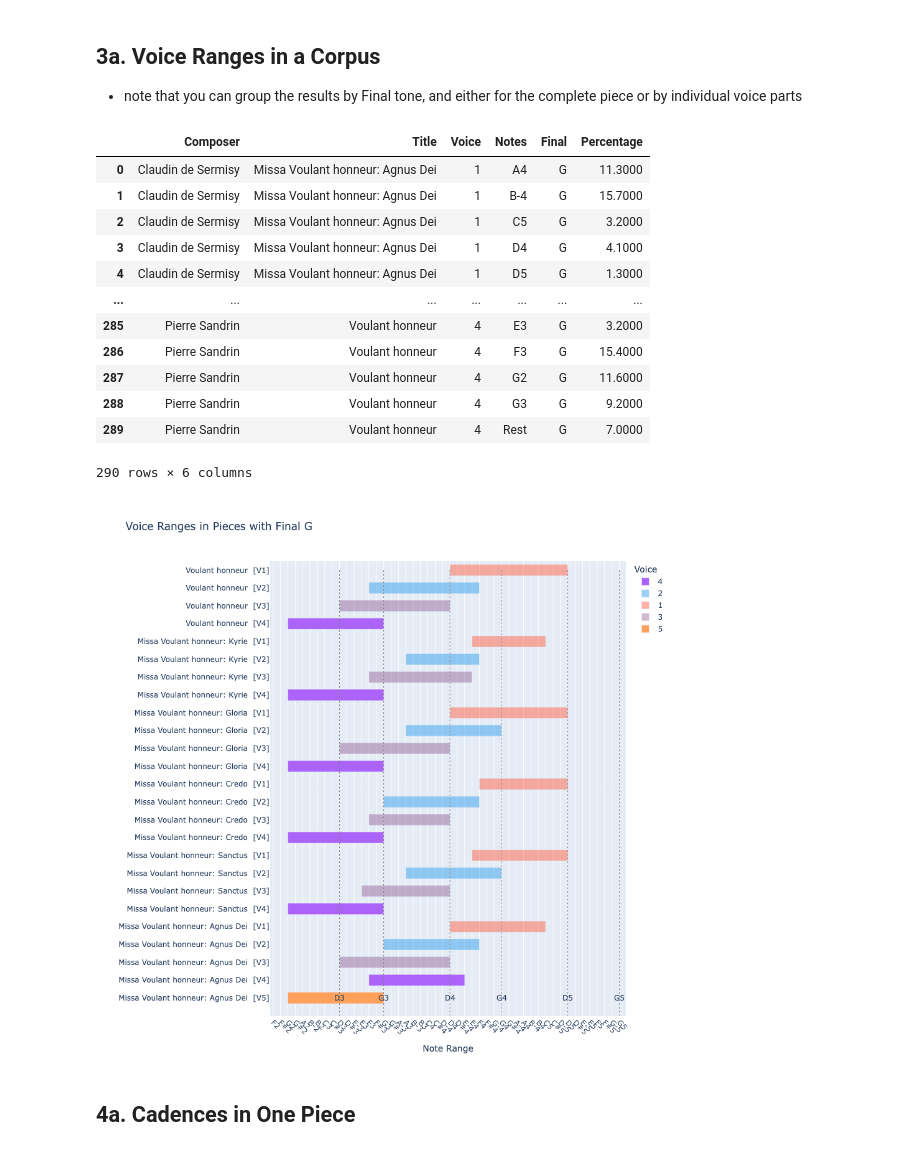
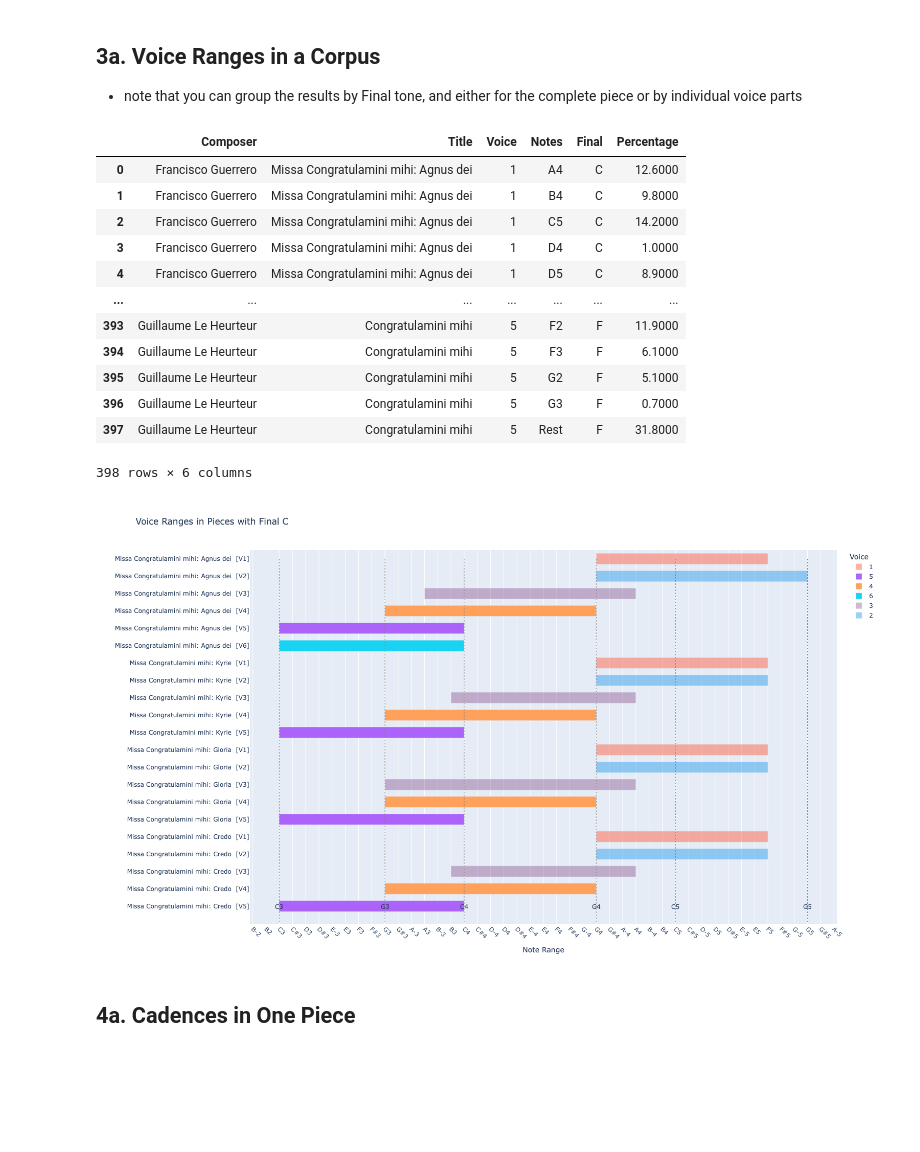
Before and after one commit to RichardFreedman/Encoding_Music_Notebooks_Data, a Jupyter notebook: padua_tonalities_2026.ipynb, the cells around one changed output. Saved outputs shown, nothing was run; the diff lists cells and outputs as text; code cells hidden in the pictures; blank space fills up the shorter version.

```diff
--- a/padua_tonalities_2026.ipynb
+++ b/padua_tonalities_2026.ipynb
@@ -147,7 +147,7 @@ ave =  ['https://crimproject.org/mei/CRIM_Model_0008.mei',
           'https://crimproject.org/mei/CRIM_Mass_0005_5.mei']
 # %%
 # build the corpus as crim intervals objects
-corpus = CorpusBase(voulant)
+corpus = CorpusBase(congratulamini)
 # %%
 # now, create the weighted note tables
 weighted_notes = corpus_note_weights(corpus)
@@ -235,40 +235,38 @@ corpus_pitch_data = corpus_pitch_data.groupby(['Composer', 'Title', 'Voice', 'No
 corpus_pitch_data
 # %% [output]
 |  | Composer | Title | Voice | Notes | Final | Percentage |
-| 0 | Claudin de Sermisy | Missa Voulant honneur: Agnus Dei | 1 | A4 | G | 11.3000 |
-| 1 | Claudin de Sermisy | Missa Voulant honneur: Agnus Dei | 1 | B-4 | G | 15.7000 |
-| 2 | Claudin de Sermisy | Missa Voulant honneur: Agnus Dei | 1 | C5 | G | 3.2000 |
-| 3 | Claudin de Sermisy | Missa Voulant honneur: Agnus Dei | 1 | D4 | G | 4.1000 |
-| 4 | Claudin de Sermisy | Missa Voulant honneur: Agnus Dei | 1 | D5 | G | 1.3000 |
+| 0 | Francisco Guerrero | Missa Congratulamini mihi: Agnus dei | 1 | A4 | C | 12.6000 |
+| 1 | Francisco Guerrero | Missa Congratulamini mihi: Agnus dei | 1 | B4 | C | 9.8000 |
+| 2 | Francisco Guerrero | Missa Congratulamini mihi: Agnus dei | 1 | C5 | C | 14.2000 |
+| 3 | Francisco Guerrero | Missa Congratulamini mihi: Agnus dei | 1 | D4 | C | 1.0000 |
+| 4 | Francisco Guerrero | Missa Congratulamini mihi: Agnus dei | 1 | D5 | C | 8.9000 |
 | ... | ... | ... | ... | ... | ... | ... |
-| 285 | Pierre Sandrin | Voulant honneur | 4 | E3 | G | 3.2000 |
-| 286 | Pierre Sandrin | Voulant honneur | 4 | F3 | G | 15.4000 |
-| 287 | Pierre Sandrin | Voulant honneur | 4 | G2 | G | 11.6000 |
-| 288 | Pierre Sandrin | Voulant honneur | 4 | G3 | G | 9.2000 |
-| 289 | Pierre Sandrin | Voulant honneur | 4 | Rest | G | 7.0000 |
+| 393 | Guillaume Le Heurteur | Congratulamini mihi | 5 | F2 | F | 11.9000 |
+| 394 | Guillaume Le Heurteur | Congratulamini mihi | 5 | F3 | F | 6.1000 |
+| 395 | Guillaume Le Heurteur | Congratulamini mihi | 5 | G2 | F | 5.1000 |
+| 396 | Guillaume Le Heurteur | Congratulamini mihi | 5 | G3 | F | 0.7000 |
+| 397 | Guillaume Le Heurteur | Congratulamini mihi | 5 | Rest | F | 31.8000 |
-290 rows × 6 columns
+398 rows × 6 columns
 # %%
-# now the chart
-title_sort = ['Voulant honneur',
-              'Missa Voulant honneur: Kyrie',
-              'Missa Voulant honneur: Gloria',
-              'Missa Voulant honneur: Credo',
-              'Missa Voulant honneur: Sanctus',
-              'Missa Voulant honneur: Agnus Dei']
-
+# now the chart — derive title order from the DataFrame
+_mass_movements = ['Kyrie', 'Gloria', 'Credo', 'Sanctus', 'Agnus Dei']
+title_sort = sorted(
+    corpus_pitch_data['Title'].unique(),
+    key=lambda t: next((i + 1 for i, m in enumerate(_mass_movements) if m in t), 0)
+)
 
 # Set the column as an ordered categorical
 corpus_pitch_data['Title'] = pd.Categorical(
     corpus_pitch_data['Title'],
     categories=title_sort,
     ordered=True
 )
 
 # Now sort respects that order
 corpus_pitch_data.sort_values('Title', inplace=True)
 voice_range_chart(corpus_pitch_data, recta_order, top_n=7)
 # %% [output]
-[figure, old version]
+[figure, new version]
 # %% [markdown]
 ## 4a. Cadences in One Piece
 # %%
```
Also changed, not shown: parts of 15 cells of this notebook, 1 other file.
